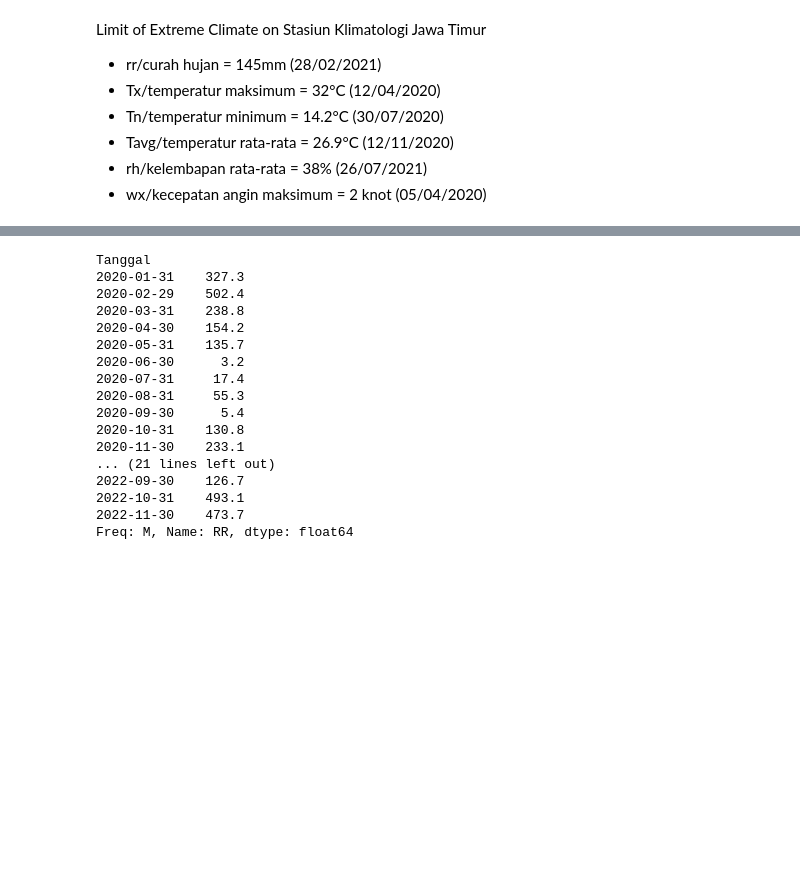
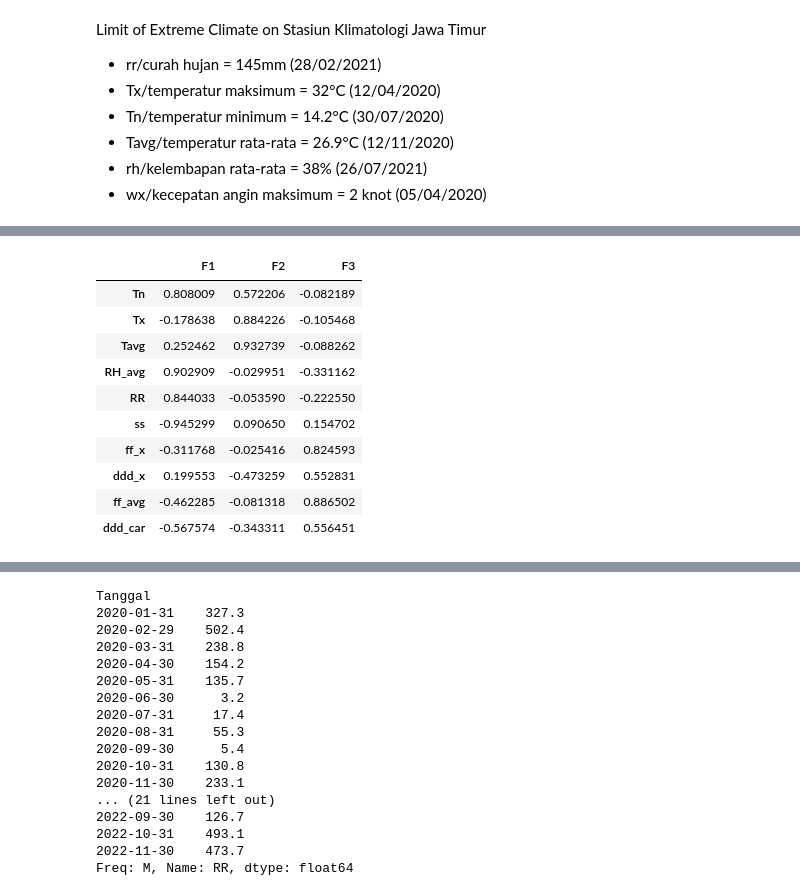
Before and after one commit to rachyharkov/pca-climate-data, a Jupyter notebook: notebook.ipynb, the cells around one changed output, grey strips where cells are left out. Cells and saved outputs as stored; diff of their text form; code cells hidden in the pictures; blank space fills up the shorter version.

```diff
--- a/notebook.ipynb
+++ b/notebook.ipynb
@@ -197,0 +230,16 @@ sig_test
+# %%
+# Component matrix
+df_componentmatrix = pd.DataFrame(fa.loadings_, index=df_mean.columns, columns=['F1', 'F2', 'F3'])
+df_componentmatrix
+# %% [output]
+|  | F1 | F2 | F3 |
+| Tn | 0.808009 | 0.572206 | -0.082189 |
+| Tx | -0.178638 | 0.884226 | -0.105468 |
+| Tavg | 0.252462 | 0.932739 | -0.088262 |
+| RH_avg | 0.902909 | -0.029951 | -0.331162 |
+| RR | 0.844033 | -0.053590 | -0.222550 |
+| ss | -0.945299 | 0.090650 | 0.154702 |
+| ff_x | -0.311768 | -0.025416 | 0.824593 |
+| ddd_x | 0.199553 | -0.473259 | 0.552831 |
+| ff_avg | -0.462285 | -0.081318 | 0.886502 |
+| ddd_car | -0.567574 | -0.343311 | 0.556451 |
```
Also changed, not shown: parts of 16 cells of this notebook.
